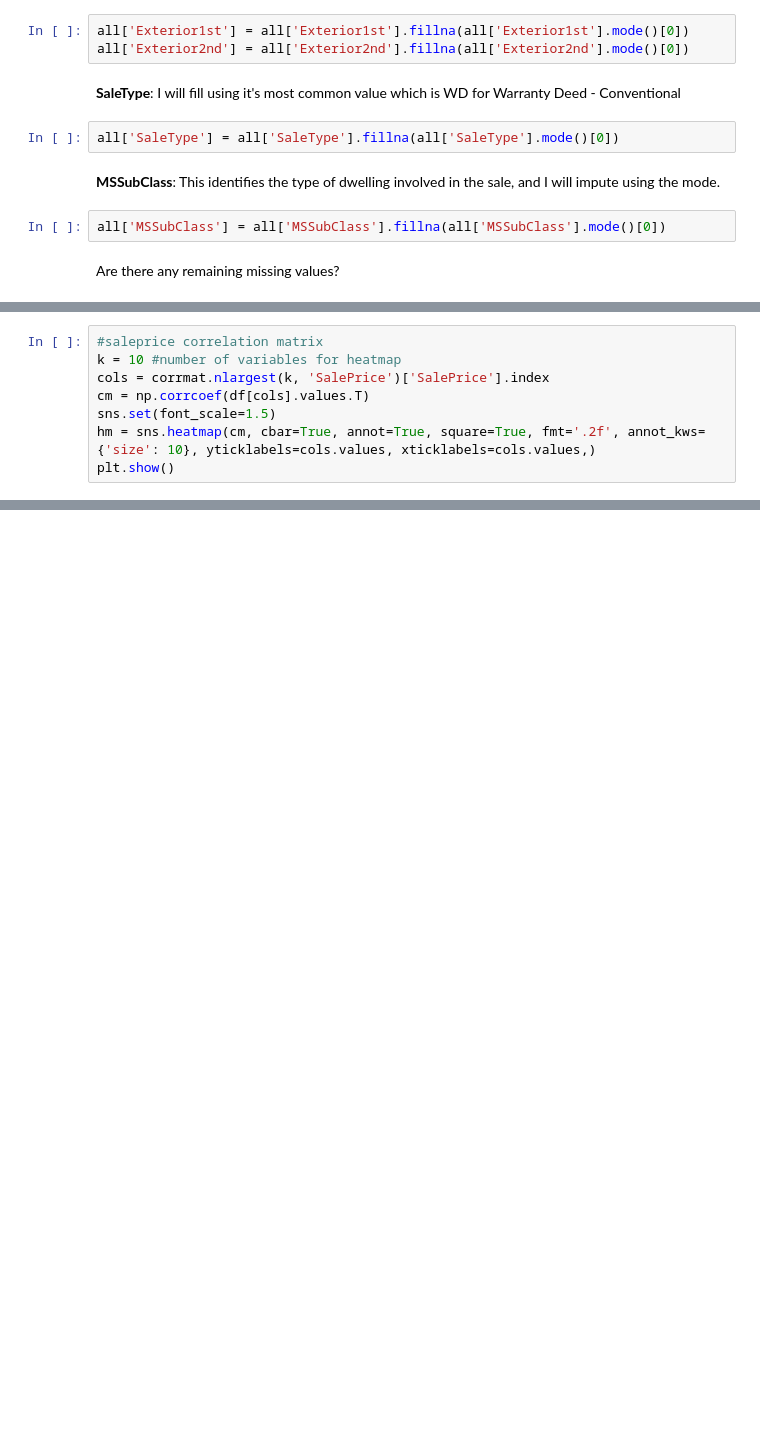
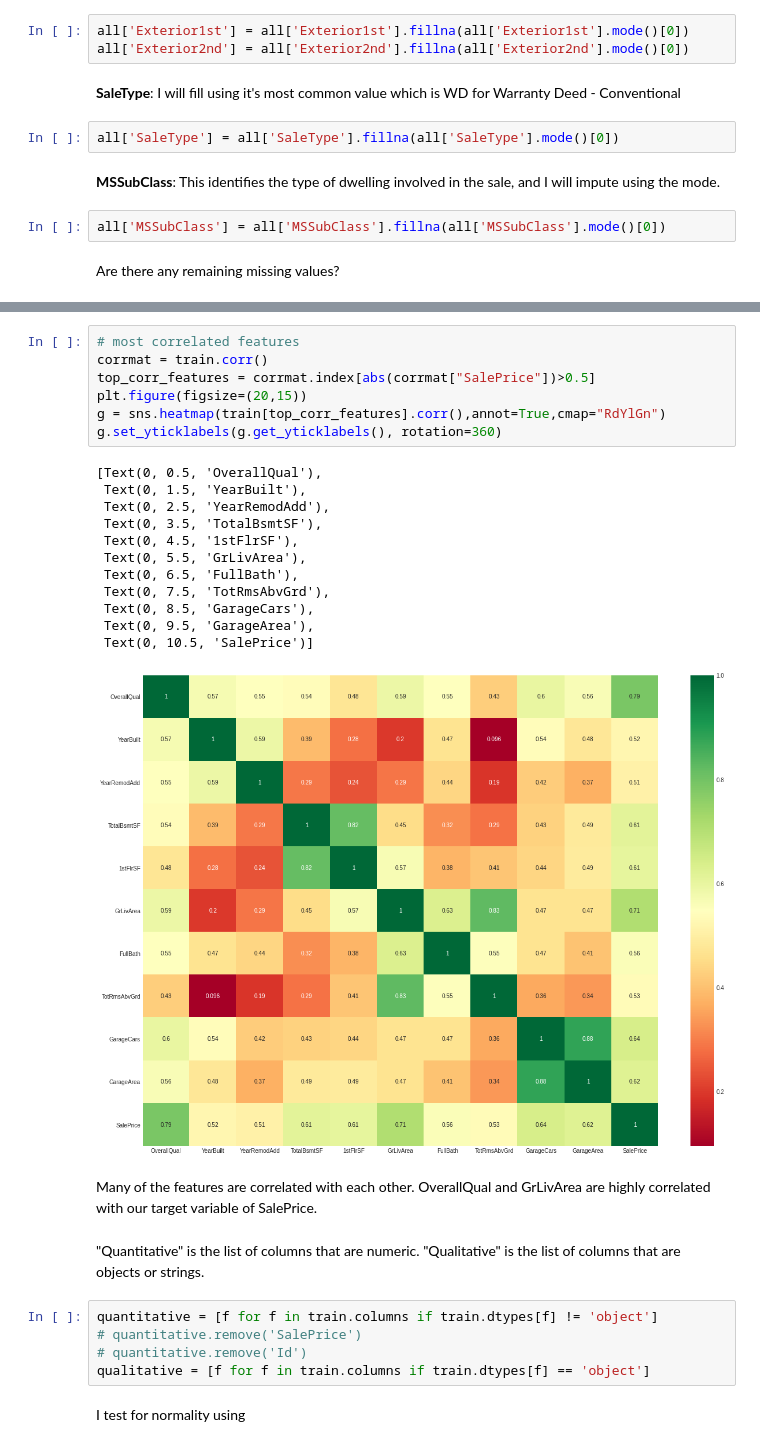
Before and after one commit to villafue/Capstone_1-_Predict_House_Prices, a Jupyter notebook: House_Price.ipynb, the cells around one changed output, grey strips where cells are left out. Drawn from its saved outputs; the diff is of its cells as text; blank space fills up the shorter version.

```diff
--- a/House_Price.ipynb
+++ b/House_Price.ipynb
@@ -453,8 +505,0 @@ sns.heatmap(corrmat, vmax=1, square=True);
-# %%
-#saleprice correlation matrix
-k = 10 #number of variables for heatmap
-cols = corrmat.nlargest(k, 'SalePrice')['SalePrice'].index
-cm = np.corrcoef(df[cols].values.T)
-sns.set(font_scale=1.5)
-hm = sns.heatmap(cm, cbar=True, annot=True, square=True, fmt='.2f', annot_kws={'size': 10}, yticklabels=cols.values, xticklabels=cols.values,)
-plt.show()
@@ -462,0 +509,32 @@ plt.show()
+# %%
+# most correlated features
+corrmat = train.corr()
+top_corr_features = corrmat.index[abs(corrmat["SalePrice"])>0.5]
+plt.figure(figsize=(20,15))
+g = sns.heatmap(train[top_corr_features].corr(),annot=True,cmap="RdYlGn")
+g.set_yticklabels(g.get_yticklabels(), rotation=360)
+# %% [output]
+[Text(0, 0.5, 'OverallQual'),
+ Text(0, 1.5, 'YearBuilt'),
+ Text(0, 2.5, 'YearRemodAdd'),
+ Text(0, 3.5, 'TotalBsmtSF'),
+ Text(0, 4.5, '1stFlrSF'),
+ Text(0, 5.5, 'GrLivArea'),
+ Text(0, 6.5, 'FullBath'),
+ Text(0, 7.5, 'TotRmsAbvGrd'),
+ Text(0, 8.5, 'GarageCars'),
+ Text(0, 9.5, 'GarageArea'),
+ Text(0, 10.5, 'SalePrice')]
+[figure, added]
+# %% [markdown]
+Many of the features are correlated with each other.
+OverallQual and GrLivArea are highly correlated with our target variable of SalePrice.
+# %% [markdown]
+"Quantitative" is the list of columns that are numeric. "Qualitative" is the list of columns that are objects or strings.
+# %%
+quantitative = [f for f in train.columns if train.dtypes[f] != 'object']
+# quantitative.remove('SalePrice')
+# quantitative.remove('Id')
+qualitative = [f for f in train.columns if train.dtypes[f] == 'object']
+# %% [markdown]
+I test for normality using
```
Also changed, not shown: parts of 27 cells of this notebook.
